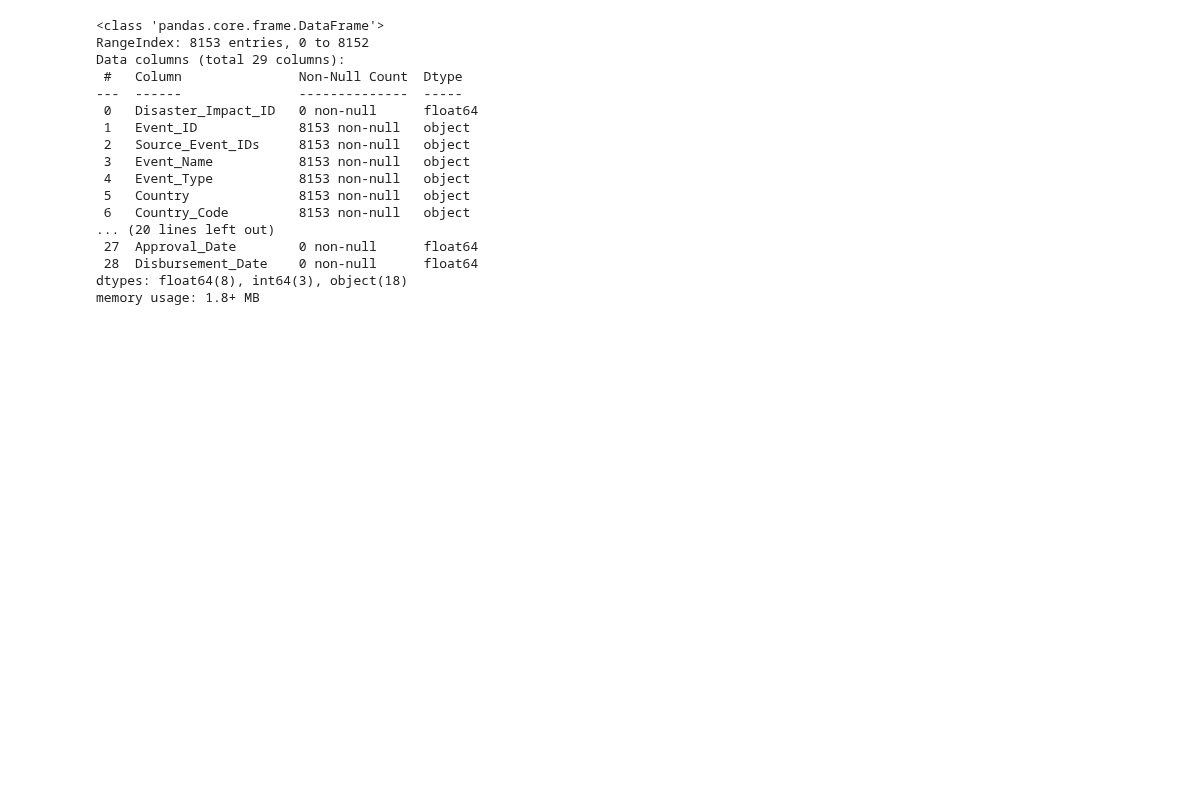
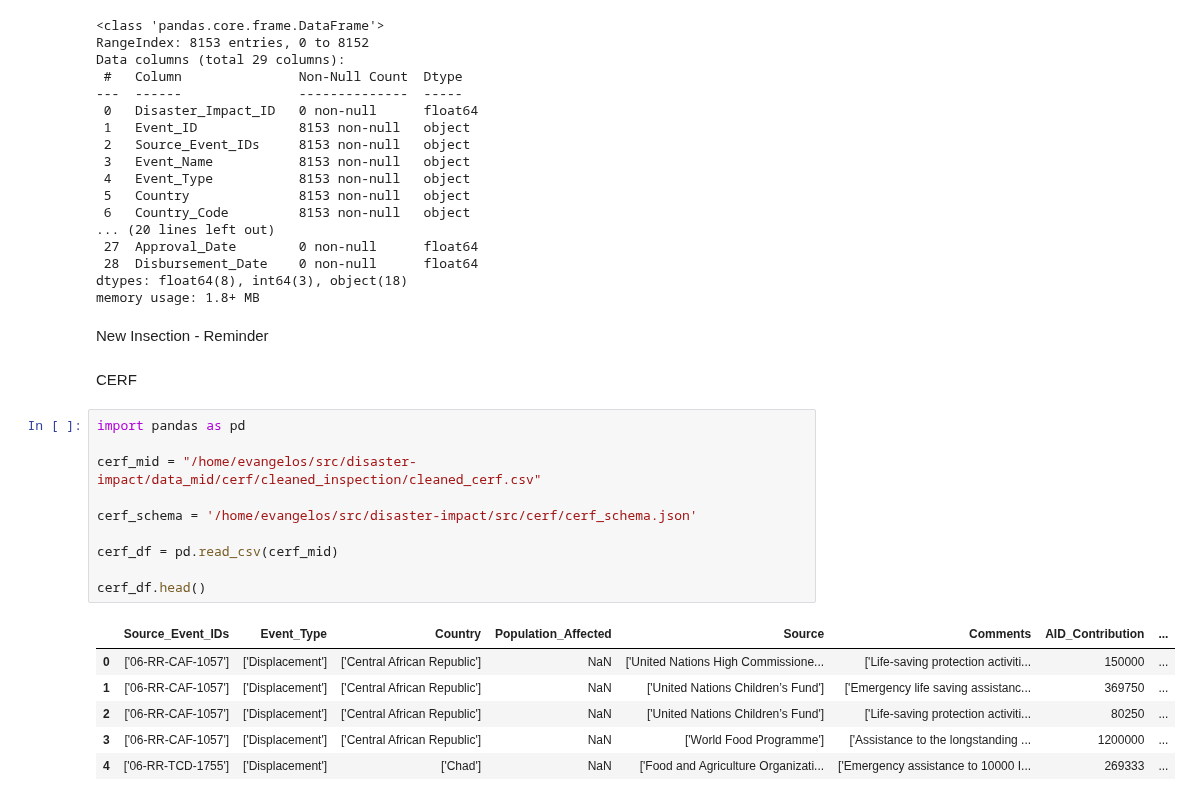
Before and after one commit to mapaction/disaster-impact, a Jupyter notebook: notebooks/data_inspector.ipynb, the cells around one changed output. Saved outputs shown, nothing was run; the diff lists cells and outputs as text; blank space fills up the shorter version.

```diff
--- a/notebooks/data_inspector.ipynb
+++ b/notebooks/data_inspector.ipynb
@@ -1383,3 +1383,24 @@ Data columns (total 29 columns):
  28  Disbursement_Date    0 non-null      float64
 dtypes: float64(8), int64(3), object(18)
 memory usage: 1.8+ MB
+# %% [markdown]
+New Insection - Reminder
+# %% [markdown]
+CERF
+# %%
+import pandas as pd
+
+cerf_mid = "/home/evangelos/src/disaster-impact/data_mid/cerf/cleaned_inspection/cleaned_cerf.csv"
+
+cerf_schema = '/home/evangelos/src/disaster-impact/src/cerf/cerf_schema.json'
+
+cerf_df = pd.read_csv(cerf_mid)
+
+cerf_df.head()
+# %% [output]
+|  | Source_Event_IDs | Event_Type | Country | Population_Affected | Source | Comments | AID_Contribution | ... |
+| 0 | ['06-RR-CAF-1057'] | ['Displacement'] | ['Central African Republic'] | NaN | ['United Nations High Commissione... | ['Life-saving protection activiti... | 150000 | ... |
+| 1 | ['06-RR-CAF-1057'] | ['Displacement'] | ['Central African Republic'] | NaN | ['United Nations Children’s Fund'] | ['Emergency life saving assistanc... | 369750 | ... |
+| 2 | ['06-RR-CAF-1057'] | ['Displacement'] | ['Central African Republic'] | NaN | ['United Nations Children’s Fund'] | ['Life-saving protection activiti... | 80250 | ... |
+| 3 | ['06-RR-CAF-1057'] | ['Displacement'] | ['Central African Republic'] | NaN | ['World Food Programme'] | ['Assistance to the longstanding ... | 1200000 | ... |
+| 4 | ['06-RR-TCD-1755'] | ['Displacement'] | ['Chad'] | NaN | ['Food and Agriculture Organizati... | ['Emergency assistance to 10000 I... | 269333 | ... |
```
Also changed, not shown: parts of 1 cell of this notebook, 1 other file.
